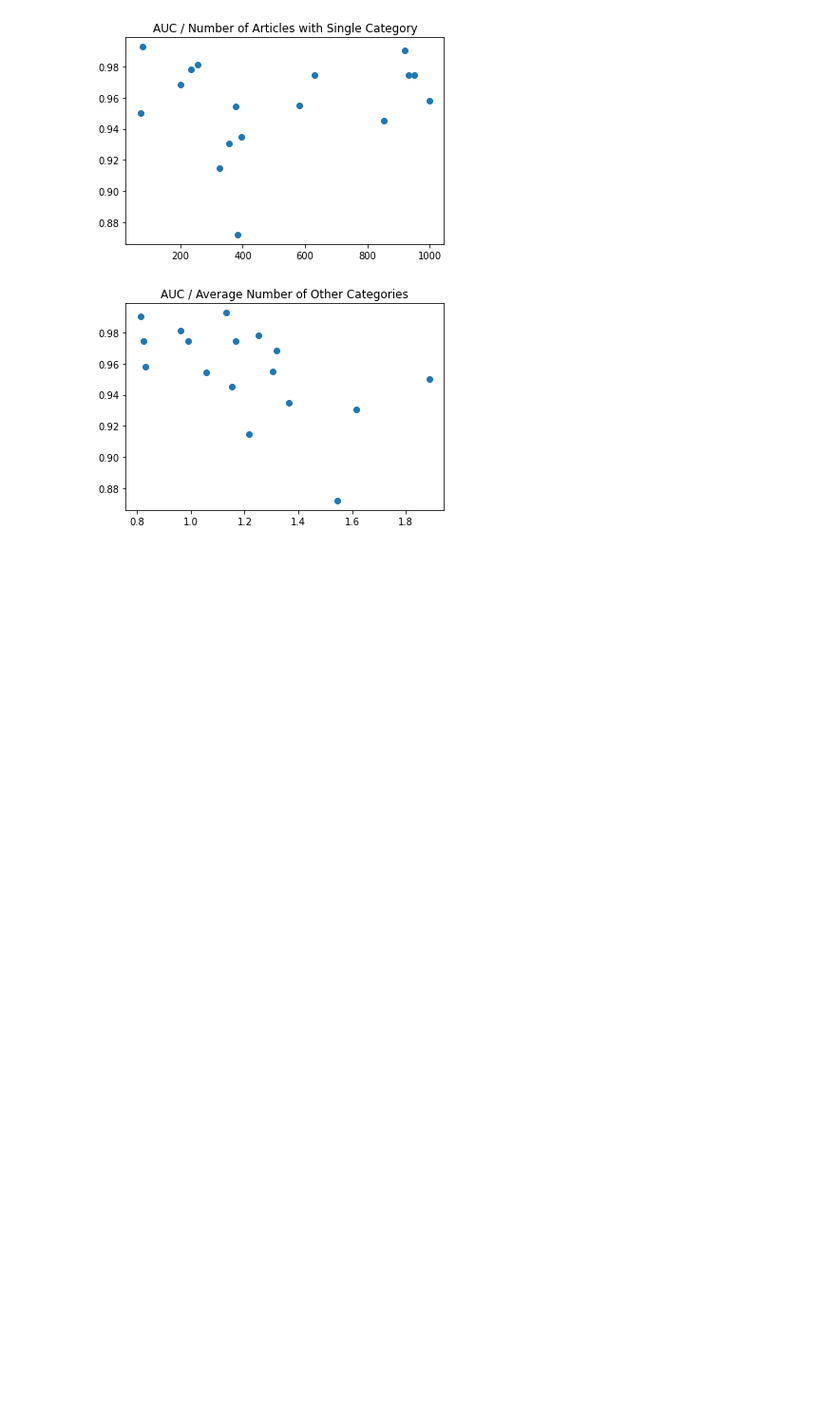
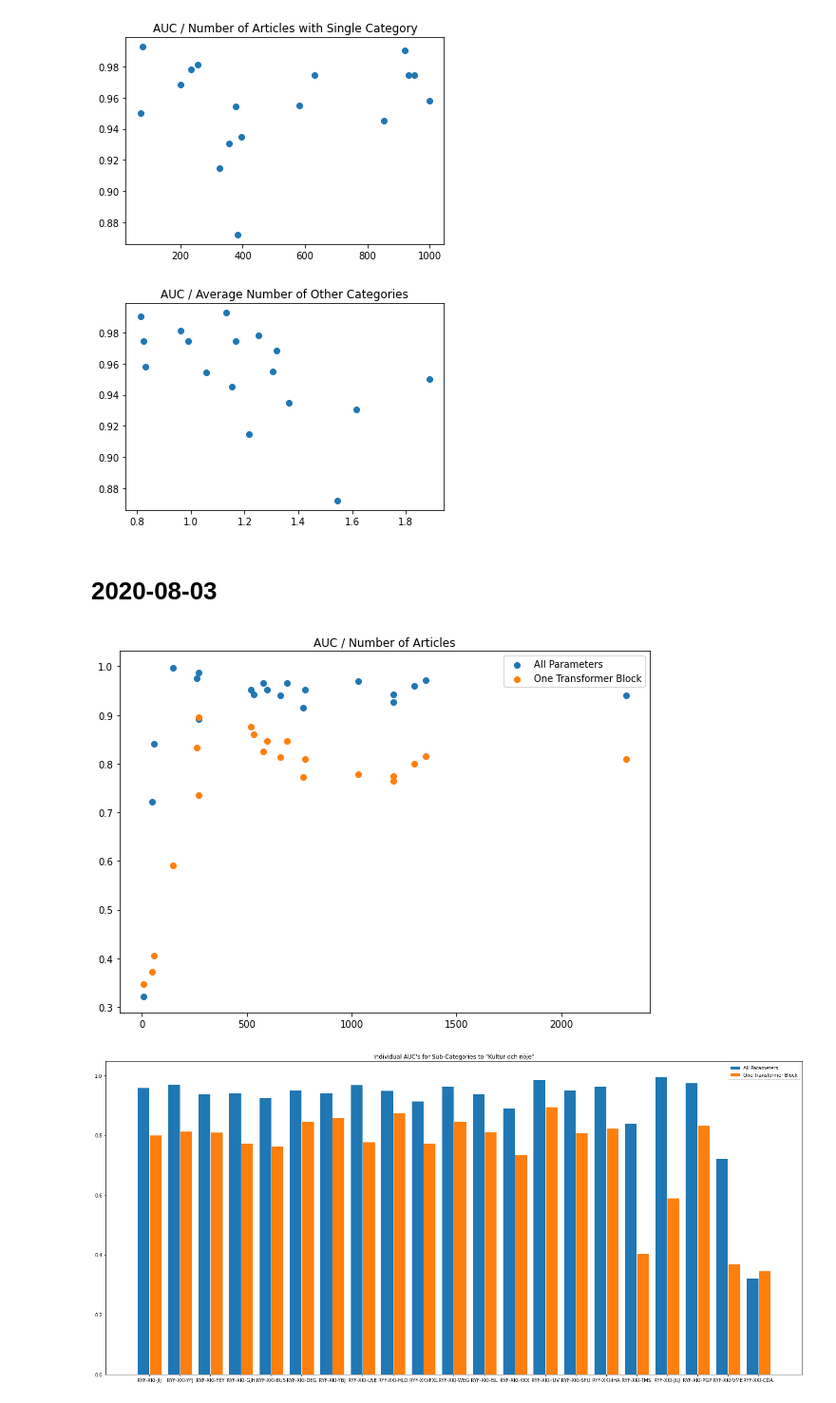
Before and after one commit to isabella232/lukas-ner-model, a Jupyter notebook: mltc/evaluation_analysis.ipynb, the cells around one changed output. Shown at 95% size. Saved outputs shown, nothing was run; the diff lists cells and outputs as text; code cells hidden in the pictures; blank space fills up the shorter version.

```diff
--- a/mltc/evaluation_analysis.ipynb
+++ b/mltc/evaluation_analysis.ipynb
@@ -138,6 +139,63 @@ plt.show()
 [figure]
 [figure]
 [figure]
+# %% [markdown]
+<h1>2020-08-03</h1>
+# %%
+mm_codes = [
+            "RYF-XKI-JIJ",
+            "RYF-XKI-YFJ",
+            "RYF-XKI-FEY",
+            "RYF-XKI-GJH",
+            "RYF-XKI-BUS",
+            "RYF-XKI-DEG",
+            "RYF-XKI-YBJ",
+            "RYF-XKI-LNE",
+            "RYF-XKI-HLO",
+            "RYF-XKI-FXL",
+            "RYF-XKI-WEG",
+            "RYF-XKI-ISL",
+            "RYF-XKI-KKX",
+            "RYF-XKI-IUV",
+            "RYF-XKI-SFU",
+            "RYF-XKI-IHA",
+            "RYF-XKI-TMS",
+            "RYF-XKI-JUJ",
+            "RYF-XKI-PGP",
+            "RYF-XKI-VME",
+            "RYF-XKI-CDA",
+        ]
+num_articles = [1297, 1351, 2307, 1198, 1200, 595, 534, 1030, 520, 768, 694, 660, 272, 271, 779, 580, 60, 149, 263, 48, 10]
+
+
+auc_all_params = [0.9605303653112419, 0.9717462566491757, 0.9396335458456435, 0.9425151597429633, 0.9265674920127795,0.9514572197729313, 0.9422706582633054, 0.9690571870170015, 0.9512155730151342, 0.91587584528761, 0.9656285878300802, 0.9397872340425532, 0.8916607270135424, 0.9874176252842655, 0.9516981400476546, 0.9657394582948599, 0.8414641882890314, 0.9978498091705639, 0.976411379396454,  0.7219512195121952, 0.3224687933425797]
+
+auc_one_transformer = [0.8007082779991147, 0.8146876238277639, 0.8100036282589541, 0.7736944519866051, 0.7637571552183174, 0.8475986110569234, 0.8608368347338936, 0.7781504379185986,  0.8752125708965504, 0.7734035028152676, 0.8457161308840413, 0.8126319936958233, 0.7354101837525859, 0.8959879156084525, 0.8092321917564637, 0.8242536164973837, 0.4047452896022331, 0.5901736279094769, 0.8328050865364298, 0.3713511420828494, 0.3467406380027739]
+
+plt.figure(figsize=(10,7))
+plt.scatter(num_articles, auc_all_params, label="All Parameters")
+plt.scatter(num_articles, auc_one_transformer, label="One Transformer Block")
+plt.title("AUC / Number of Articles")
+plt.legend()
+plt.show()
+
+
+plt.figure(figsize=(26,12))
+bar_width = 0.4
+r1 = np.arange(len(auc_all_params))
+r2 = [x + bar_width for x in r1]
+plt.bar(r1, auc_all_params, width=bar_width, edgecolor="white", label="All Parameters")
+plt.bar(r2, auc_one_transformer, width=bar_width, edgecolor="white", label="One Transformer Block")
+plt.xticks([r + bar_width/2 for r in range(len(auc_all_params))], mm_codes)
+
+plt.title("Individual AUC's for Sub-Categories to \"Kultur och nöje\"")
+plt.legend()
+plt.show()
+
+# Få av: RYF-BIZ-LHX, RYF-YDR-YJA, RYF-YDR-BOB, RYF-WUU-CNM, RYF-KNI-WER, RYF-KNI-BII, RYF-ITV-ZFQ, RYF-ITV-LTK, RYF-EOI-TKR, RYF-QPR-OVU, RYF-WXT-QIC, RYF-WXT-OJB, RYF-WXT-DTF, RYF-WXT-AOH, RYF-WXT-UBT
+# %% [output]
+[figure, added]
+[figure, added]
 # %%
 [[270   5   1  11   3   8   1  11   0   8   4   1   3   1   1   0   0]
  [ 12 184   9   7   4   2   2   0   3   4   4   0   0   2   2   3   0]
```
Also changed, not shown: parts of 1 cell of this notebook, 7 other files.
